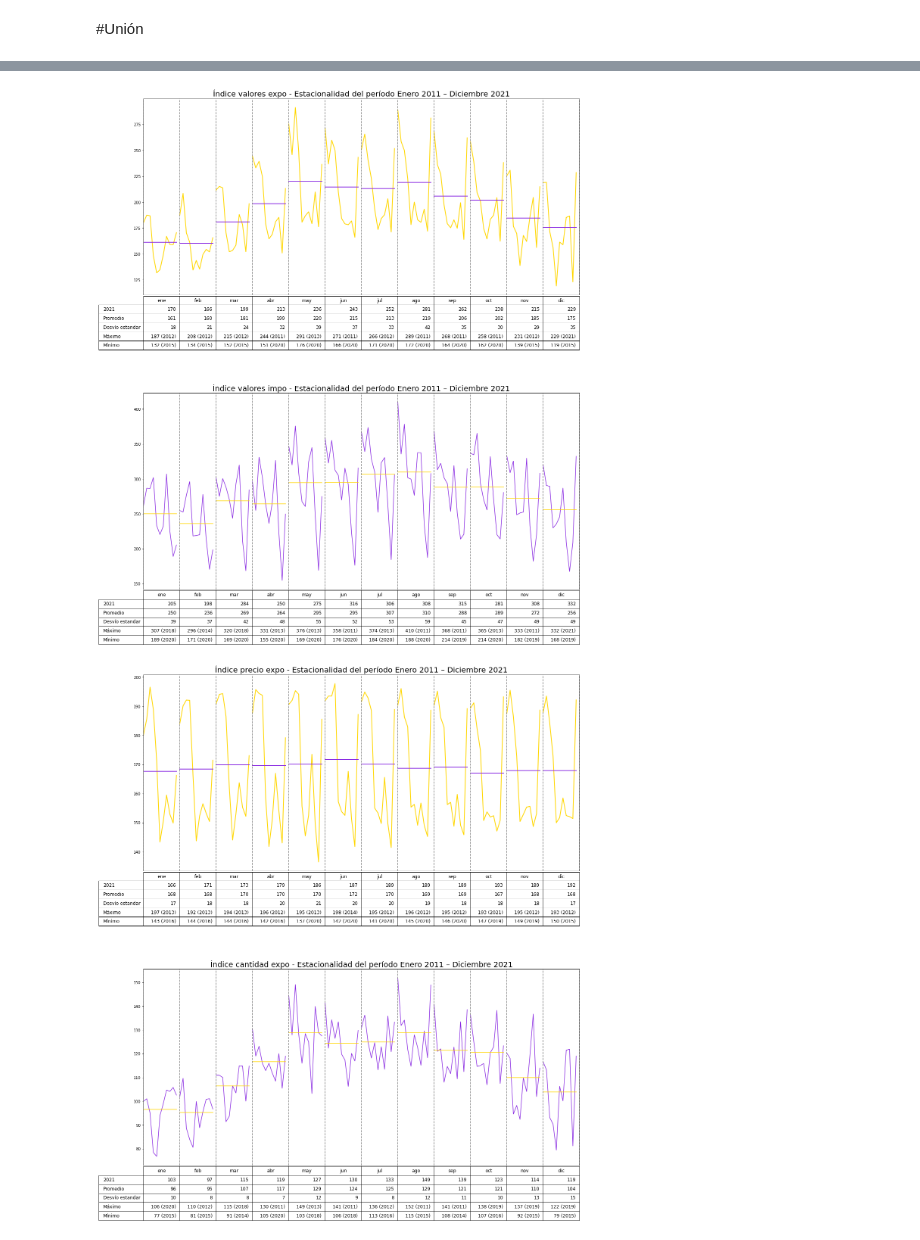
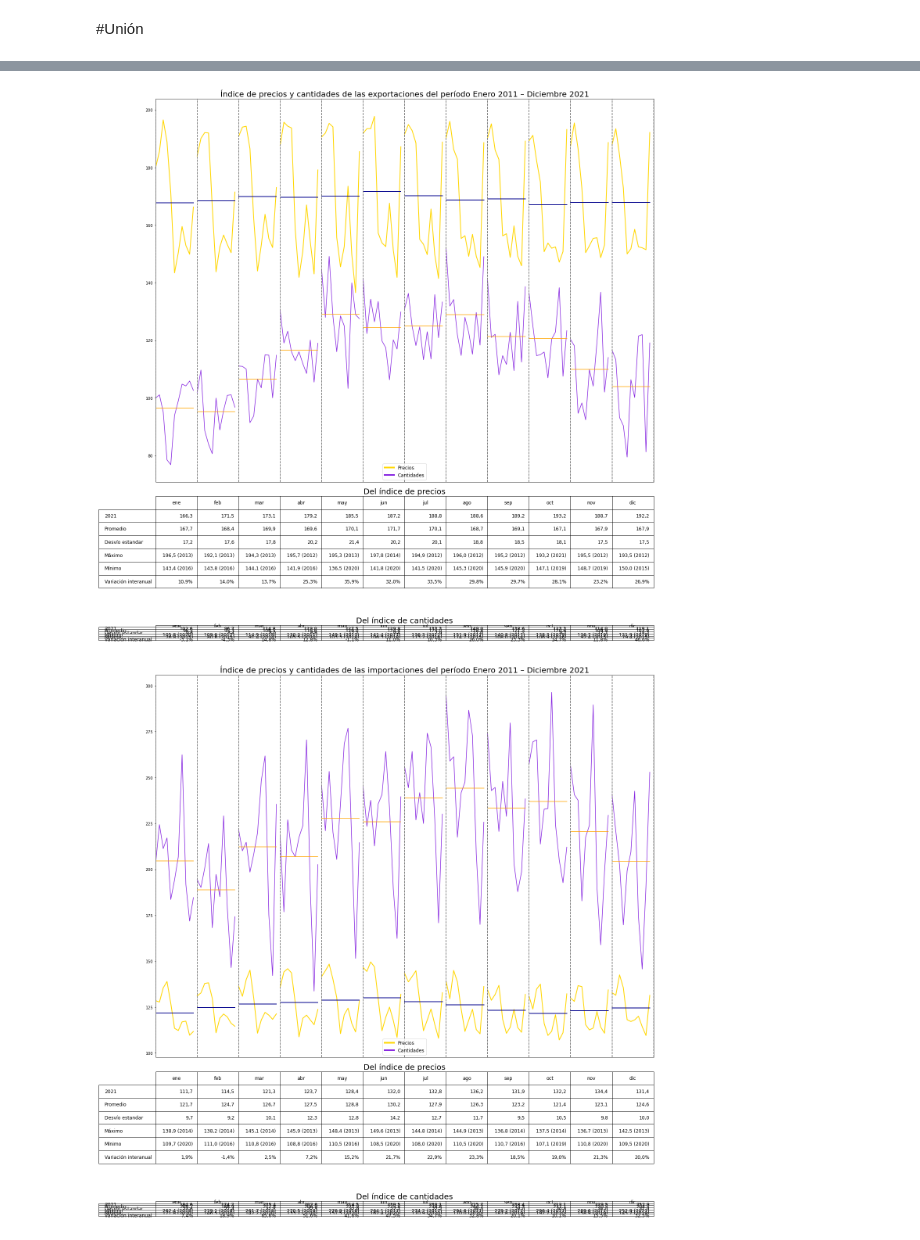
Before and after one commit to LucaGelmini/notebooks_indec, a Jupyter notebook: Estacionalidad/Estacionalidad-final.ipynb, the cells around one changed output, grey strips where cells are left out. Drawn from its saved outputs; the diff is of its cells as text; code cells hidden in the pictures.

Commit message:
pyq expo, pyq impo e iti

```diff
--- a/Estacionalidad/Estacionalidad-final.ipynb
+++ b/Estacionalidad/Estacionalidad-final.ipynb
@@ -7,8 +7,11 @@ from collections import Counter
 from itertools import chain
 import math
 import matplotlib.pyplot as plt
+from matplotlib.lines import Line2D
+
 serie_mensual = './datos/serie_mensual_indices_comex.xls'
 Intercambio_comercial = "./datos/Serie Intercambio comercial.csv"
+indice_terminos_intercambio = './Datos/ITI(B04)_mensual.xlsx'
 
 desde = 2011
 hasta = 2021
@@ -379,7 +418,10 @@ df_consulta_wr
 # %% [markdown]
 #Unión
 # %%
-df_estacional = pd.concat([df_todo_ordered, df_consulta_wr], axis=1)
+del df_iti['Año']
+del df_iti['Mes']
+
+df_estacional = pd.concat([df_todo_ordered, df_consulta_wr, df_iti], axis=1)
 #df_estacional = df_estacional.rename(columns={'ip_x': 'p_expo', 'iq_x': 'q_expo', 'ip_m': 'p_impo', 'iq_m': 'q_impo'})
 df_estacional
 # %% [output]
@@ -564,18 +606,19 @@ def datosTabla(datos, vari, ultiAnio, items):
             out.append(agrega_variacion(cantidadMuestrasMes, vari))
     return out
 # %%
-def hace_tabla (ax, datos, vari, col_width, items):
+def hace_tabla (ax, datos, vari, col_width, items, redondeo):
 
 
         lista_meses = list(cantidadMuestrasMes.keys())
 
         tabla = ax.table(
-                datosTabla(datos, vari, ultimoanio(datos), items),
+                datosTabla(datos, vari, ultimoanio(datos), items, redondeo),
                 colLabels=lista_meses,
                 #rowLabels=['Máx','Min','Prom','2021', 'Q1', 'Q2', 'Q3','Std'],
-                rowLabels=['2021', 'Promedio', 'Desvío estandar','Máximo','Mínimo'],
+                rowLabels=['2021', 'Promedio','Desvío estandar','Máximo','Mínimo', 'Variación interanual'],
                 colWidths=col_width,
-                bbox=[0, -0.28, 1, 0.275],
+                loc='bottom',
+                bbox=[0, 0.2, 1, 0.8],
                 )
 
         tabla.auto_set_font_size(False)
@@ -693,7 +767,7 @@ grafo_indice_valores = Grafo_Estacionalidad(
     df_estacional,
     'iv_x',
     'iv_m',
-    tituloax1='Índice valores expo - Estacionalidad',
+    tituloax1='Índice valores de exportaciones e importaciones',
     tituloax2='Índice valores impo - Estacionalidad'
     )
 
@@ -701,7 +775,7 @@ grafo_pyq_expo = Grafo_Estacionalidad(
     df_estacional,
     'ip_x',
     'iq_x',
-    tituloax1='Índice precio expo - Estacionalidad',
+    tituloax1='Índice de precios y cantidades de las exportaciones',
     tituloax2='Índice cantidad expo - Estacionalidad'
     )
 
@@ -709,23 +783,39 @@ grafo_pyq_impo = Grafo_Estacionalidad(
     df_estacional,
     'ip_m',
     'iq_m',
-    tituloax1='Índice precio impo - Estacionalidad',
+    tituloax1='Índice de precios y cantidades de las importaciones',
     tituloax2='Índice cantidad impo - Estacionalidad'
     )
+
+grafo_iti = Grafo_Estacionalidad(
+    df_estacional,
+    'ITI',
+    'ITI',
+    tituloax1='Índice de términos de intercambio',
+    tituloax2= None
+)
 # %%
 #Valores IMPO y EXPO
-grafo_indice_valores.hacer_grafo()
+#grafo_indice_valores.hacer_grafo()
 
 #Precios y cantidades expo
+
 grafo_pyq_expo.hacer_grafo()
+grafo_pyq_expo.set_legends('Precios', 'Cantidades')
 
 #precios y cantiades impo
 grafo_pyq_impo.hacer_grafo()
+grafo_pyq_impo.set_legends('Precios', 'Cantidades')
+
+#ITI
+grafo_iti.set_colors(['wine', 'darkblue', None,None])
+grafo_iti.hacer_grafo()
 
 #Imprime los resultados en pdf
-grafo_indice_valores.print('./outputs/Estacionalidad IVX-IVM.pdf')
+#grafo_indice_valores.print('./outputs/Estacionalidad IVX-IVM.pdf')
 grafo_pyq_expo.print('./outputs/Estacionalidad de IPX-IQX.pdf')
 grafo_pyq_impo.print('./outputs/Estacionalidad de IPM-IQM.pdf')
+grafo_iti.print('./outputs/Estacionalidad ITI.pdf')
 # %% [output]
-[figure, old version]
+[figure, new version]
-[figure, old version]
+[figure, new version]
```
Also changed, not shown: parts of 6 cells of this notebook, 6 other files.
